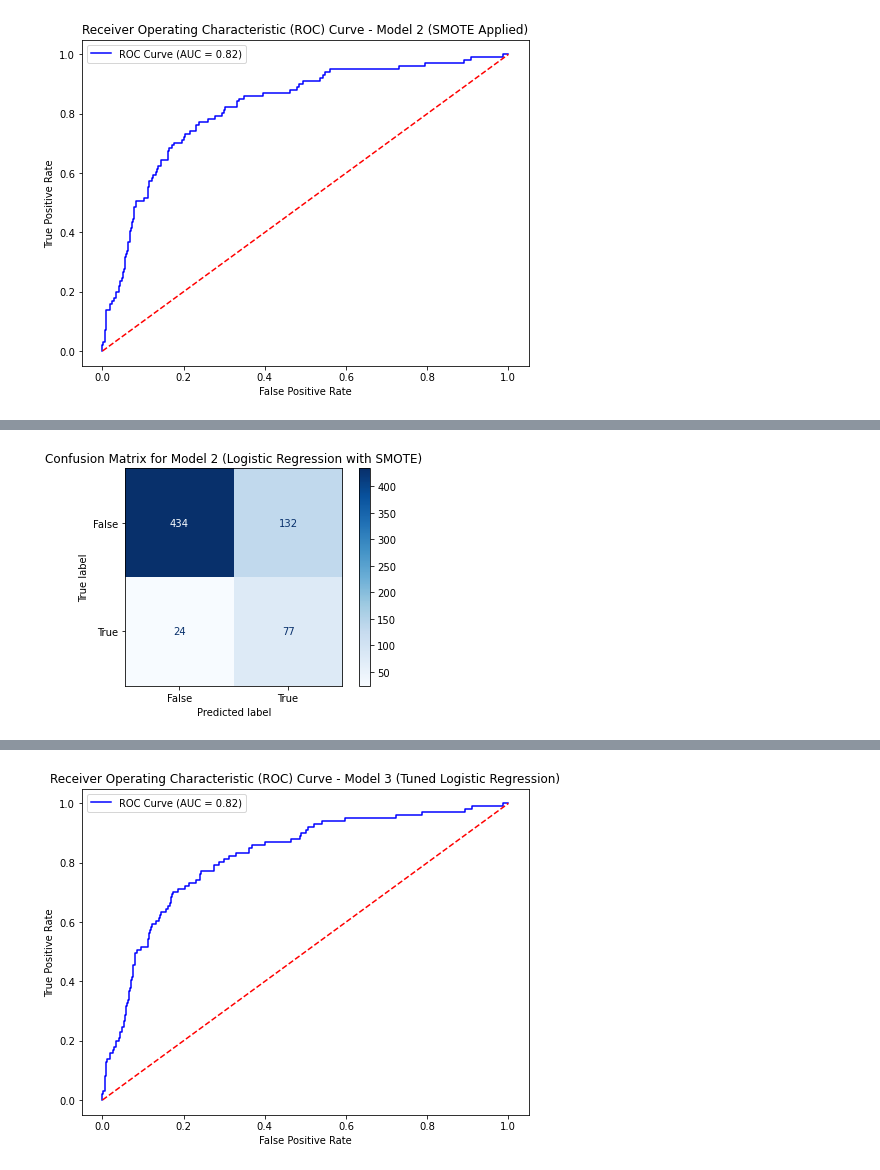
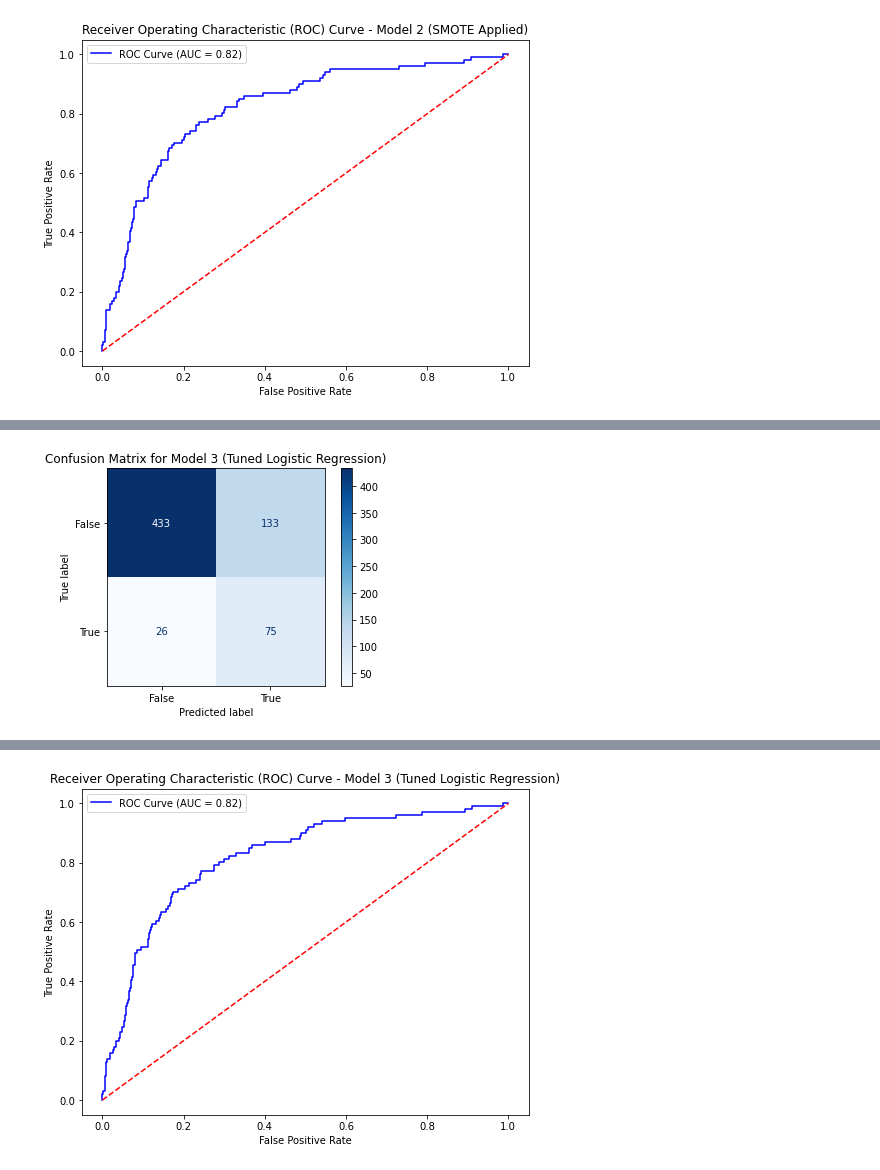
Before and after one commit to engige/syriatel_churn_modeling, a Jupyter notebook: index.ipynb, the cells around one changed output, grey strips where cells are left out. Cells and saved outputs as stored; diff of their text form; code cells hidden in the pictures.

Commit message:
updated modeling codes & comments

```diff
--- a/index.ipynb
+++ b/index.ipynb
@@ -198,7 +198,7 @@ categorical_features = ['state', 'international plan', 'voice mail plan']
 numerical_features = X_train.columns.difference(categorical_features)
 
 # Set up the OneHotEncoder
-encoder = OneHotEncoder(drop='first', sparse=False)
+encoder = OneHotEncoder(drop='first', sparse_output=False)
 
 # Fit the encoder on the training set (X_train) and transform both training and test sets
 X_train_encoded = encoder.fit_transform(X_train[categorical_features])
@@ -369,16 +427,16 @@ Model 2, with SMOTE applied, represents a significant improvement in identifying
 # %%
 import matplotlib.pyplot as plt
 from sklearn.metrics import confusion_matrix, ConfusionMatrixDisplay
 
-# Generate the confusion matrix for Model 2
-cm_resampled = confusion_matrix(y_test, y_pred_resampled)
+# Generate the confusion matrix for Model 3
+cm_tuned_logistic = confusion_matrix(y_test, y_pred_tuned)
 
 # Create a ConfusionMatrixDisplay object
-cmd_resampled = ConfusionMatrixDisplay(confusion_matrix=cm_resampled, display_labels=log_reg_resampled.classes_)
+cmd_tuned_logistic = ConfusionMatrixDisplay(confusion_matrix=cm_tuned_logistic, display_labels=best_model.classes_)
 
 # Plot the confusion matrix
-cmd_resampled.plot(cmap=plt.cm.Blues)
-plt.title("Confusion Matrix for Model 2 (Logistic Regression with SMOTE)")
+cmd_tuned_logistic.plot(cmap=plt.cm.Blues)
+plt.title("Confusion Matrix for Model 3 (Tuned Logistic Regression)")
 plt.show()
 # %% [output]
-[figure, old version]
+[figure, new version]
```
Also changed, not shown: parts of 30 cells of this notebook.
